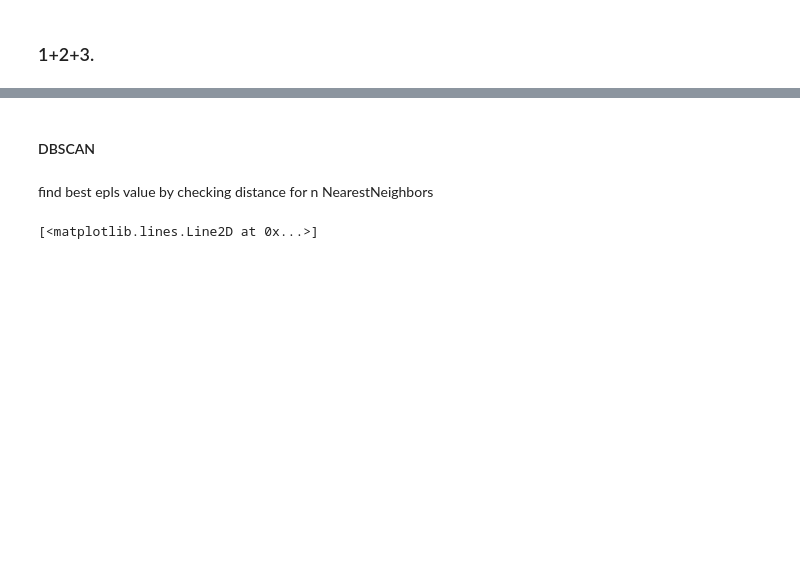
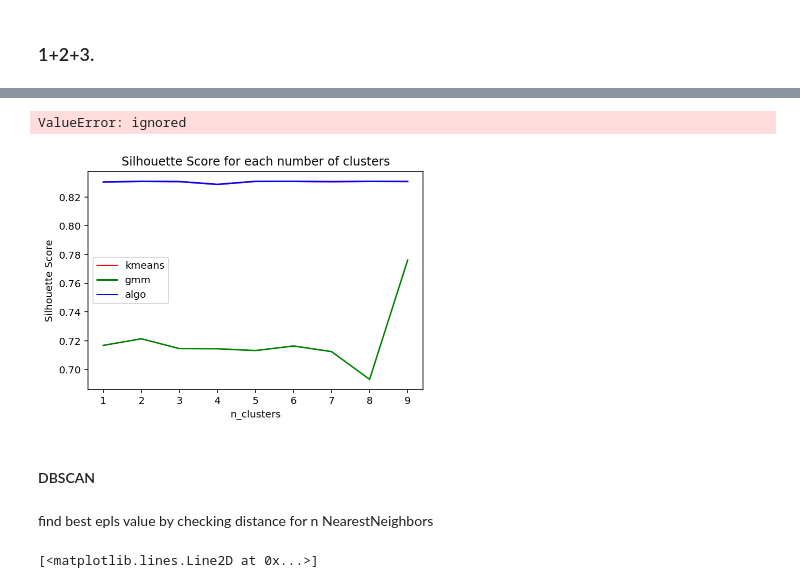
Before and after one commit to ItaiShalik/UnsupervisedLearning, a Jupyter notebook: UnsupervisedLearning nootbook.ipynb, the cells around one changed output, grey strips where cells are left out. Saved outputs shown, nothing was run; the diff lists cells and outputs as text; code cells hidden in the pictures; blank space fills up the shorter version.

```diff
--- a/UnsupervisedLearning nootbook.ipynb
+++ b/UnsupervisedLearning nootbook.ipynb
@@ -378,3 +362,23 @@ Silhouette Score(n=7): 0.36807237856633973
+# %%
+print(f"kmeans_mi_score:{kmeans_mi_score}")
+# %% [output]
+ValueError: ignored
+# %%
+x = range(1, 10)
+
+plt.plot(x, sils['kmeans'], color='r', label='kmeans')
+plt.plot(x, sils['gmm'], color='g', label='gmm')
+plt.plot(x, sils['algo'], color='b', label='algo')
+
+# Naming the x-axis, y-axis and the whole graph
+plt.xlabel("n_clusters")
+plt.ylabel("Silhouette Score")
+plt.title("Silhouette Score for each number of clusters")
+
+plt.legend()
+plt.show()
+# %% [output]
+[figure, added]
 # %% [markdown]
 #### DBSCAN
 # %% [markdown]
```
Also changed, not shown: parts of 39 cells of this notebook.
